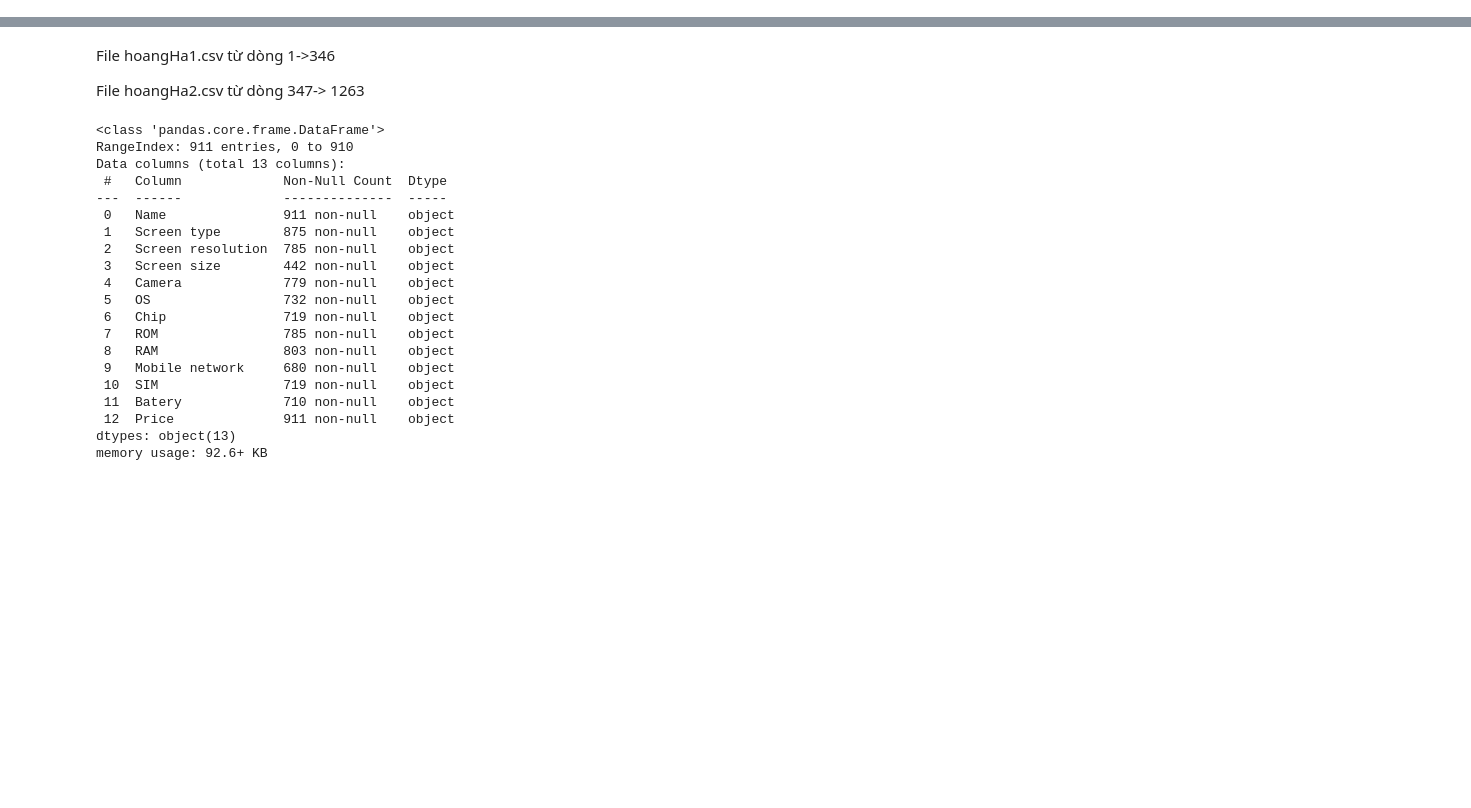
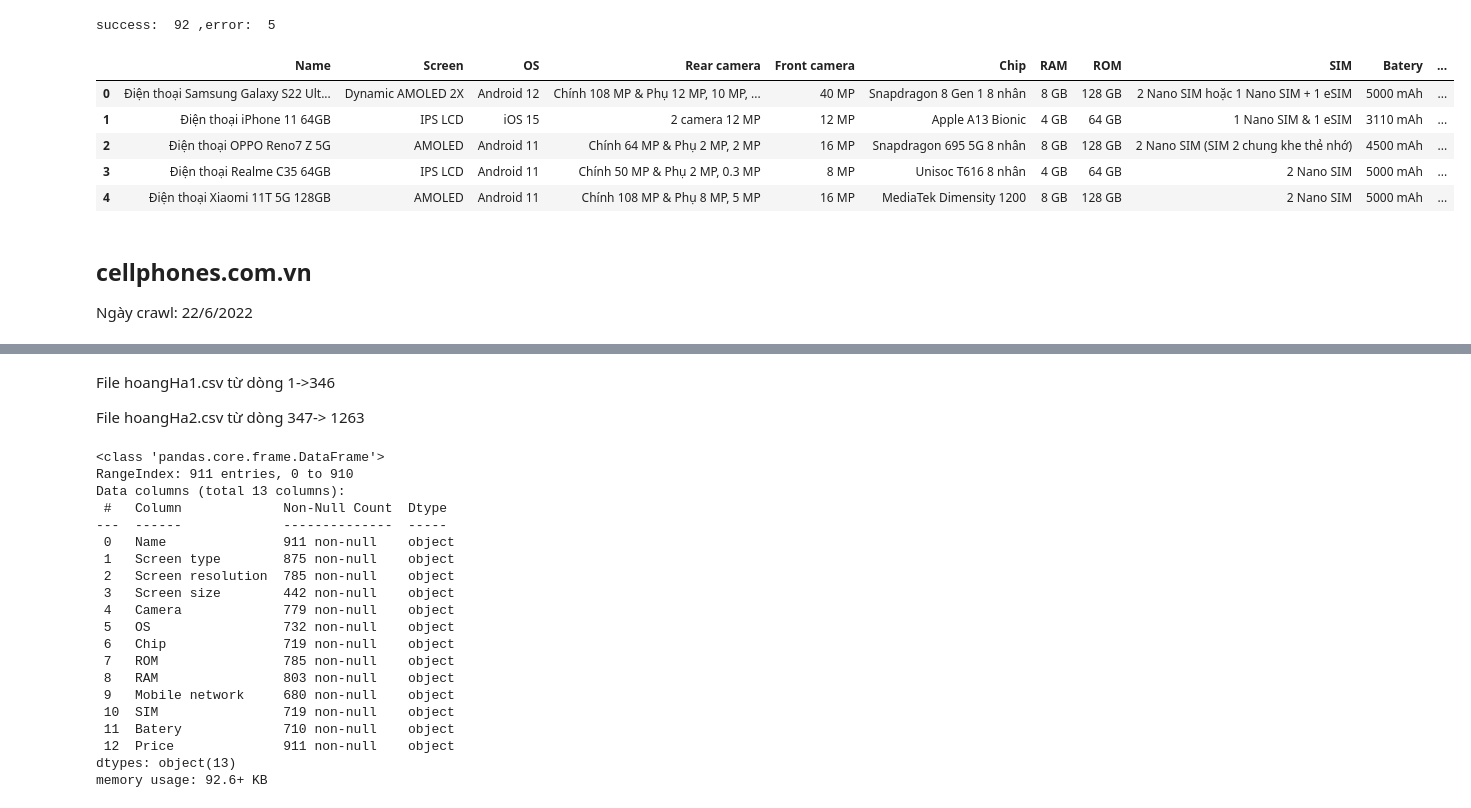
Before and after one commit to bongudth/mobile-price-prediction, a Jupyter notebook: crawl.ipynb, the cells around one changed output, grey strips where cells are left out. Cells and saved outputs as stored; diff of their text form; code cells hidden in the pictures; blank space fills up the shorter version.

Commit message:
update crawl code and add EDA

```diff
--- a/crawl.ipynb
+++ b/crawl.ipynb
@@ -307,0 +5,12 @@ for (i,link) in enumerate(links[347:]):
+# %%
+import bs4
+import pandas as pd
+# thư viện dể call api
+import requests
+
+def getSoup(url):
+  """Hàm tải về một trang web từ một url và trả về một cây HTML"""
+  # dùng header của postman để không bị từ chối
+  headers={'User-Agent':'PostmanRuntime/7.29.0'}
+  page = requests.get(url,headers=headers)
+  return bs4.BeautifulSoup(page.text,"html.parser")
@@ -307,0 +21,23 @@ for (i,link) in enumerate(links[347:]):
+# %%
+# url của thegioididong
+mainURL="https://www.thegioididong.com"
+# url api của thegioididong
+apiURL="https://www.thegioididong.com/Category/FilterProductBox?c=42&o=9&pi="
+
+def getLinkFromJSONTGDD(url):
+  """Hàm call api của thegioididong sau đó trả về link các sản phẩm"""
+  # dùng header của postman để không bị từ chối
+  headers={'User-Agent':'PostmanRuntime/7.29.0'}
+  # gọi api
+  page = requests.get(url,headers=headers)
+  # lấy ra trường listproducts
+  listproducts=page.json()['listproducts']
+  soup=bs4.BeautifulSoup(listproducts,"html.parser")
+  links = soup.findAll('a', class_='main-contain')
+  return [link.get('href') for link in links]
+# %%
+# Chứa tất cả link sản phẩm
+allLinks=[]
+# lấy ra tất cả các link từ trang 1 đến trang 5
+for i in range(5):
+  allLinks+=getLinkFromJSONTGDD(apiURL+str(i))
@@ -307,0 +92,15 @@ for (i,link) in enumerate(links[347:]):
+# %%
+print("success: ",len(tgdd),",error: ",len(allLinks)-len(tgdd))
+# %% [output]
+success:  92 ,error:  5
+# %%
+# chuyển thành dataframe
+df = pd.DataFrame(tgdd, columns =["Name","Screen","OS","Rear camera","Front camera","Chip","RAM","ROM","SIM","Batery","Price"])
+df.head()
+# %% [output]
+|  | Name | Screen | OS | Rear camera | Front camera | Chip | RAM | ROM | SIM | Batery | ... |
+| 0 | Điện thoại Samsung Galaxy S22 Ult... | Dynamic AMOLED 2X | Android 12 | Chính 108 MP & Phụ 12 MP, 10 MP, ... | 40 MP | Snapdragon 8 Gen 1 8 nhân | 8 GB | 128 GB | 2 Nano SIM hoặc 1 Nano SIM + 1 eSIM | 5000 mAh | ... |
+| 1 | Điện thoại iPhone 11 64GB | IPS LCD | iOS 15 | 2 camera 12 MP | 12 MP | Apple A13 Bionic | 4 GB | 64 GB | 1 Nano SIM & 1 eSIM | 3110 mAh | ... |
+| 2 | Điện thoại OPPO Reno7 Z 5G | AMOLED | Android 11 | Chính 64 MP & Phụ 2 MP, 2 MP | 16 MP | Snapdragon 695 5G 8 nhân | 8 GB | 128 GB | 2 Nano SIM (SIM 2 chung khe thẻ nhớ) | 4500 mAh | ... |
+| 3 | Điện thoại Realme C35 64GB | IPS LCD | Android 11 | Chính 50 MP & Phụ 2 MP, 0.3 MP | 8 MP | Unisoc T616 8 nhân | 4 GB | 64 GB | 2 Nano SIM | 5000 mAh | ... |
+| 4 | Điện thoại Xiaomi 11T 5G 128GB | AMOLED | Android 11 | Chính 108 MP & Phụ 8 MP, 5 MP | 16 MP | MediaTek Dimensity 1200 | 8 GB | 128 GB | 2 Nano SIM | 5000 mAh | ... |
@@ -307,0 +110,3 @@ for (i,link) in enumerate(links[347:]):
+# %% [markdown]
+## cellphones.com.vn
+Ngày crawl: 22/6/2022
```
Also changed, not shown: parts of 51 cells of this notebook, 1 other file.
